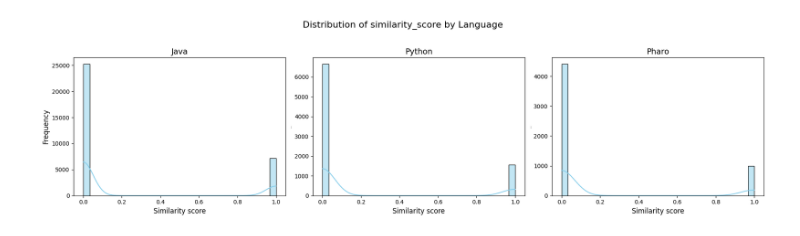
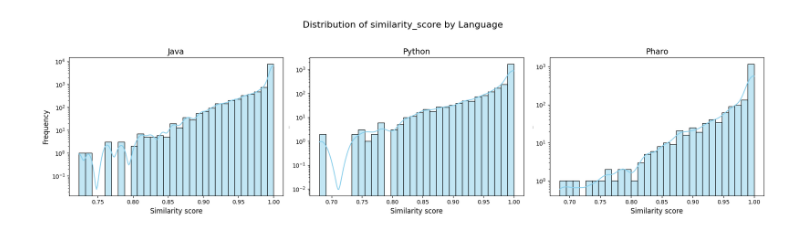
Before and after one commit to ThomBors/NLBSE2026, a Jupyter notebook: notebook/explore_Aumented_dataset.ipynb, the cells around one changed output. Saved outputs shown, nothing was run; the diff lists cells and outputs as text; code cells hidden in the pictures.

```diff
--- a/notebook/explore_Aumented_dataset.ipynb
+++ b/notebook/explore_Aumented_dataset.ipynb
@@ -410,27 +410,28 @@ Pharo: 0 observations with all-zero labels
 # %%
 import seaborn as sns
 import matplotlib.pyplot as plt
 
 fig, axes = plt.subplots(1, len(datasets), figsize=(18, 5), sharey=False)
 
 for ax, (lang, df) in zip(axes, datasets.items()):
     sns.histplot(
         df["similarity_score"],
         bins=30,
         kde=True,
         color="skyblue",
         ax=ax
     )
 
     ax.set_title(f"{lang}", fontsize=14)
     ax.set_xlabel("Similarity score", fontsize=12)
     ax.set_ylabel("Frequency", fontsize=12 if ax == axes[0] else 0)
 
+    ax.set_yscale("log")
 fig.suptitle("Distribution of similarity_score by Language", fontsize=16)
 plt.tight_layout(rect=[0, 0, 1, 0.95])
 plt.show()
 # %% [output]
-[figure, old version]
+[figure, new version]
 # %%
 def generate_weights(weighted_loss, data):
 
```
Also changed, not shown: parts of 10 cells of this notebook, 1 other file.
